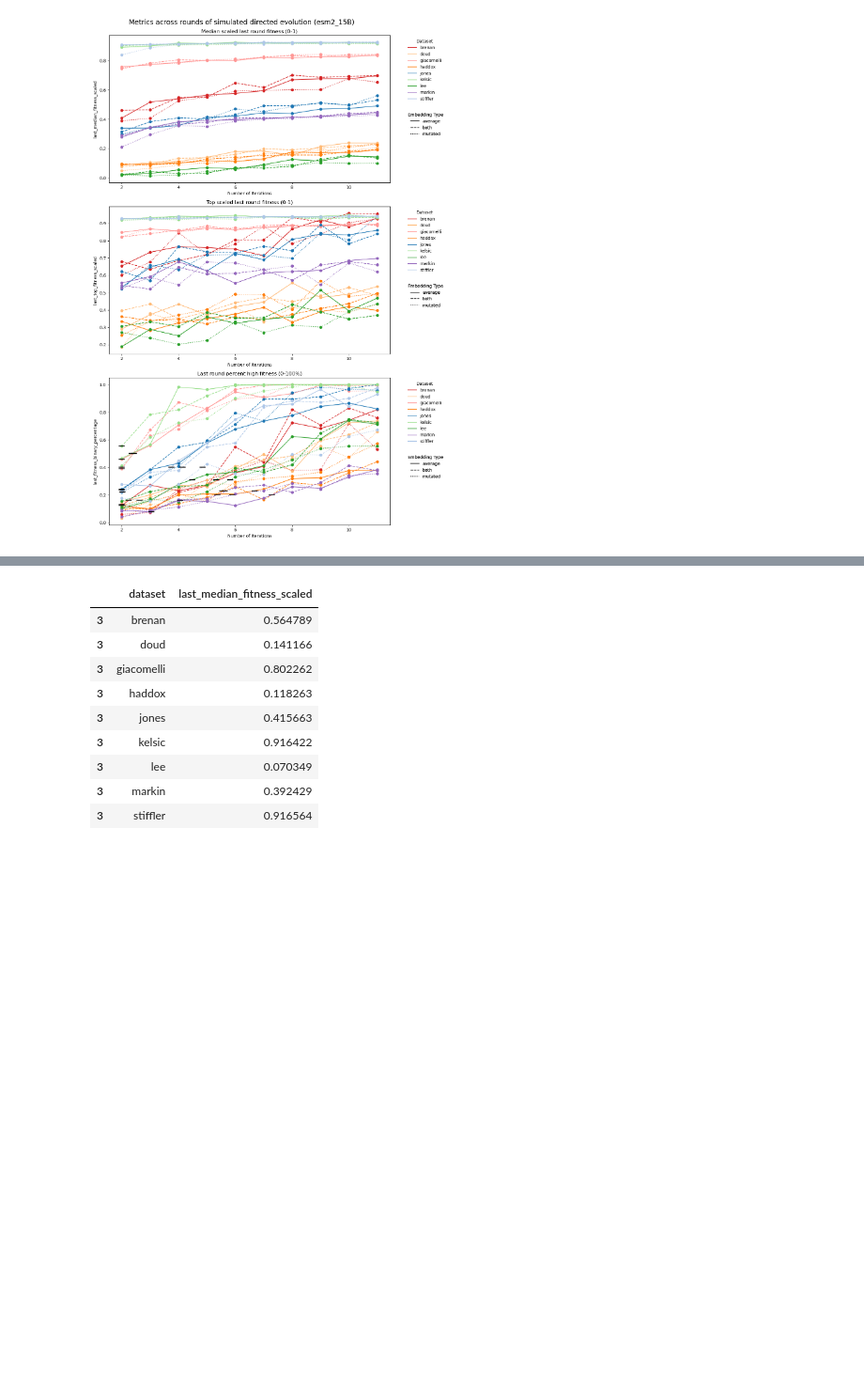
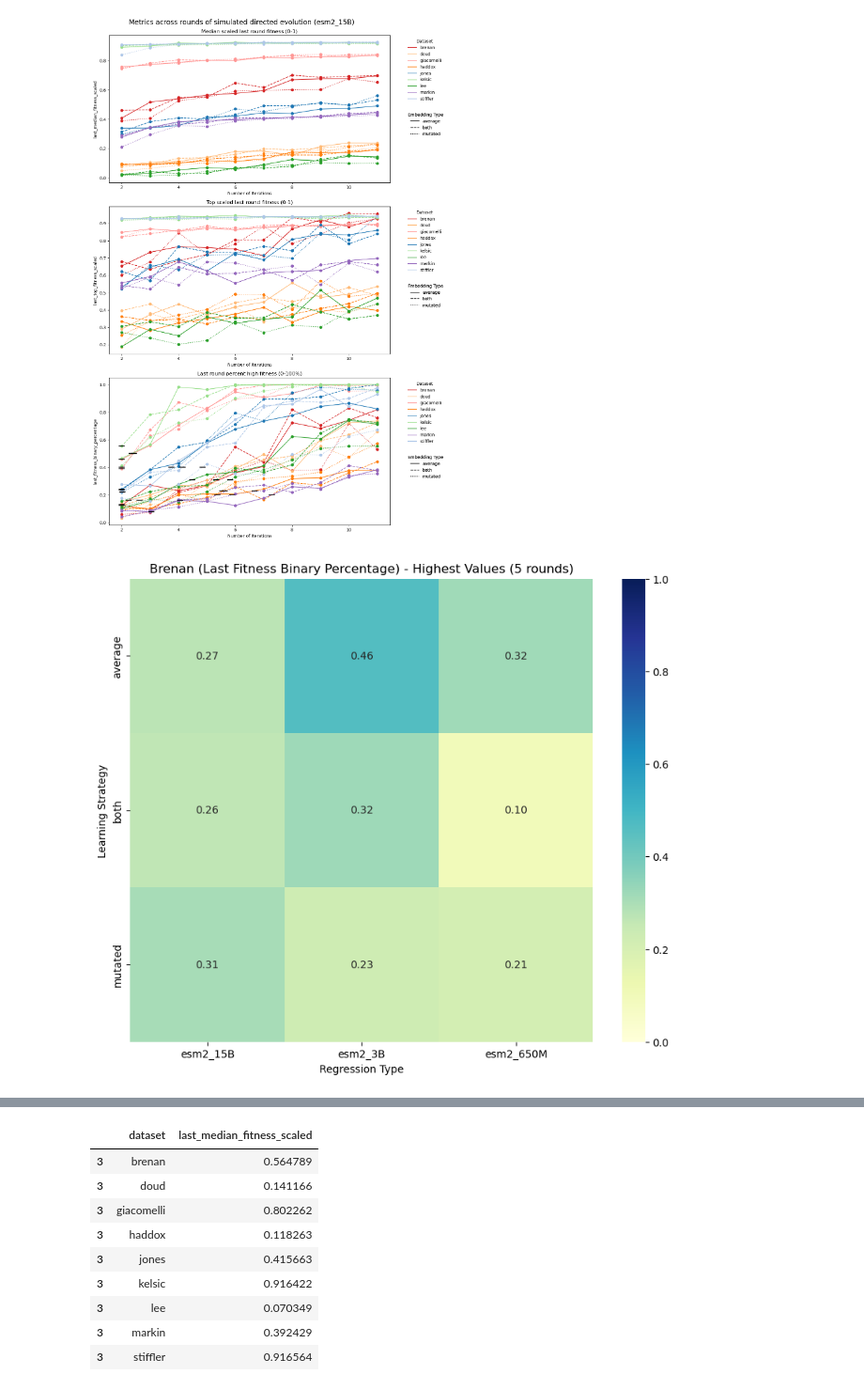
Before and after one commit to mat10d/EvolvePro, a Jupyter notebook: top-layer-metrics/across_rounds/across_rounds.ipynb, the cells around one changed output, grey strips where cells are left out. Shown at 94% size. Cells and saved outputs as stored; diff of their text form; code cells hidden in the pictures; blank space fills up the shorter version.

```diff
--- a/top-layer-metrics/across_rounds/across_rounds.ipynb
+++ b/top-layer-metrics/across_rounds/across_rounds.ipynb
@@ -137,6 +138,26 @@ def generate_plots(esm="esm1b"):
     plt.show()
 
     return df
+
+def scale_columns(df, name, columns_to_scale=True):
+    scaler = StandardScaler()
+    df_scaled = df.copy()
+    if columns_to_scale:
+        df_scaled[['last_fitness_binary_percentage_scaled', 'change_fitness_binary_percentage_scaled']] = scaler.fit_transform(df[['last_fitness_binary_percentage', 'change_fitness_binary_percentage']])
+    df_scaled['dataset'] = name
+    return df_scaled
+
+def generate_heatmap(df, values, title):
+    # Create the pivot table using pivot_table function
+    pivot_df = df.pivot_table(index='embedding_type', columns='esm_type', values=values, aggfunc=np.max)
+
+    # Plotting the heatmap with square boxes and color scale from 0 to 1
+    plt.figure(figsize=(10, 8))
+    sns.heatmap(pivot_df, annot=True, cmap='YlGnBu', fmt=".2f", square=True, vmin=0, vmax=1)
+    plt.title(title)
+    plt.xlabel('Regression Type')
+    plt.ylabel('Learning Strategy')
+    plt.show()
 # %%
 
 def generate_plots_ab(esm="esm2"):
@@ -366,4 +387,28 @@ for esm in esm_values:
                 # Save the scaled dataframe in the list
                 all_dataframes.append(individual_df)
 
+df_results = pd.concat(all_dataframes)
+df_results
 df = pd.concat(all_dataframes)
+# %%
+def generate_heatmap(df, values, title):
+    # Create the pivot table using pivot_table function
+    pivot_df = df.pivot_table(index='embedding_type', columns='esm_type', values=values, aggfunc=np.max)
+
+    # Plotting the heatmap with square boxes and color scale from 0 to 1
+    plt.figure(figsize=(10, 8))
+    sns.heatmap(pivot_df, annot=True, cmap='YlGnBu', fmt=".2f", square=True, vmin=0, vmax=1)
+    plt.title(title)
+    plt.xlabel('Regression Type')
+    plt.ylabel('Learning Strategy')
+    plt.savefig("/Users/matteodibernardo/Desktop/" + title + ".pdf")
+    plt.show()
+# %%
+# subset to only include where num iterations = 11
+df_results_subset = df_results[df_results['dataset'] == 'brenan']
+# subset to only include where dataset = giacomelli
+df_results_subset = df_results_subset[df_results_subset['num_iterations'] == 5]
+
+generate_heatmap(df_results_subset, 'last_fitness_binary_percentage', 'Brenan (Last Fitness Binary Percentage) - Highest Values (5 rounds)')
+# %% [output]
+[figure, added]
```
Also changed, not shown: parts of 5 cells of this notebook, 24 other files.
